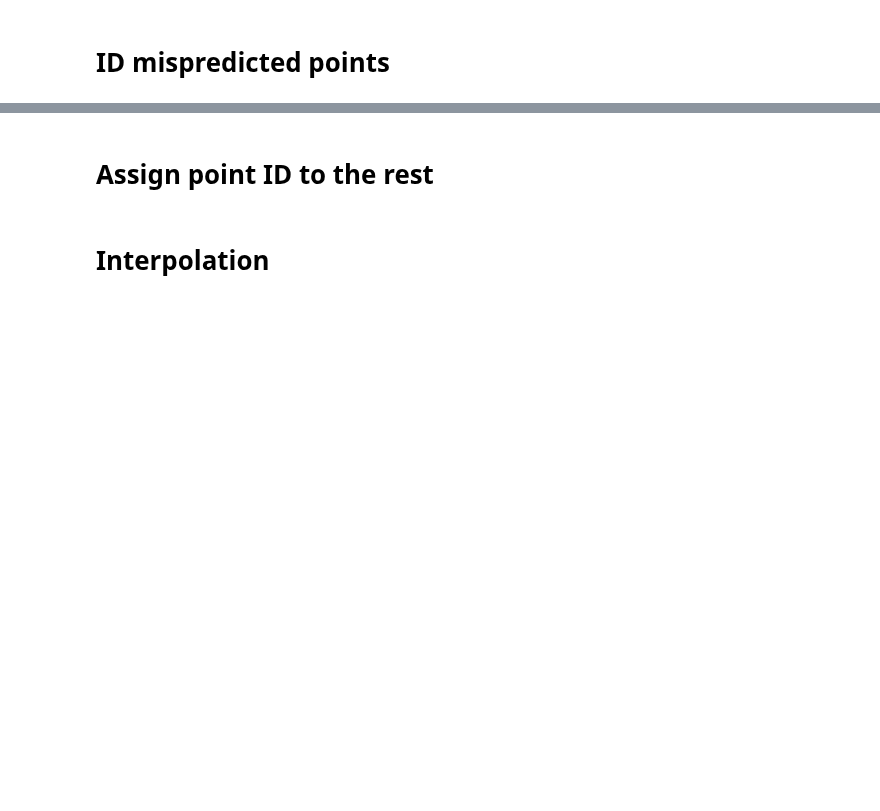
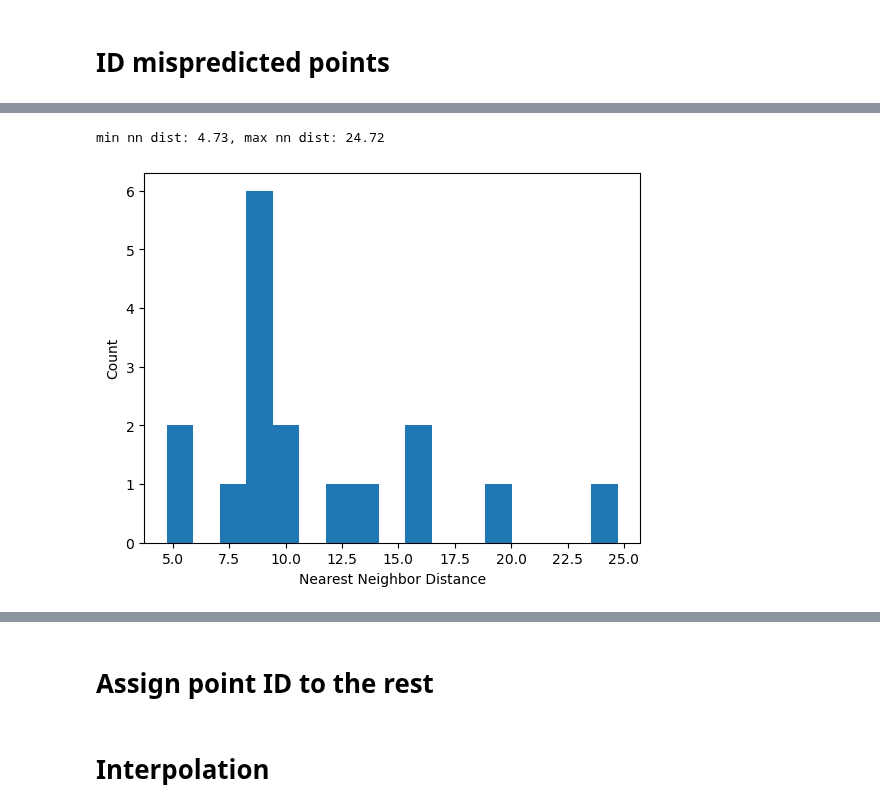
Before and after one commit to mingxiaowei/jelly-sleap, a Jupyter notebook: sleap/jelly/notebook/manual_correction.ipynb, the cells around one changed output, grey strips where cells are left out. Cells and saved outputs as stored; diff of their text form; code cells hidden in the pictures; blank space fills up the shorter version.

```diff
--- a/sleap/jelly/notebook/manual_correction.ipynb
+++ b/sleap/jelly/notebook/manual_correction.ipynb
@@ -31,0 +82,6 @@ GPUs: 2/2 available
+# %%
+frame_idx = 56
+plot_nn_dist(multi_pts_clip[frame_idx, :, :2])
+# %% [output]
+min nn dist: 4.73, max nn dist: 24.72
+[figure, added]
```
Also changed, not shown: parts of 8 cells of this notebook, 4 other files.
